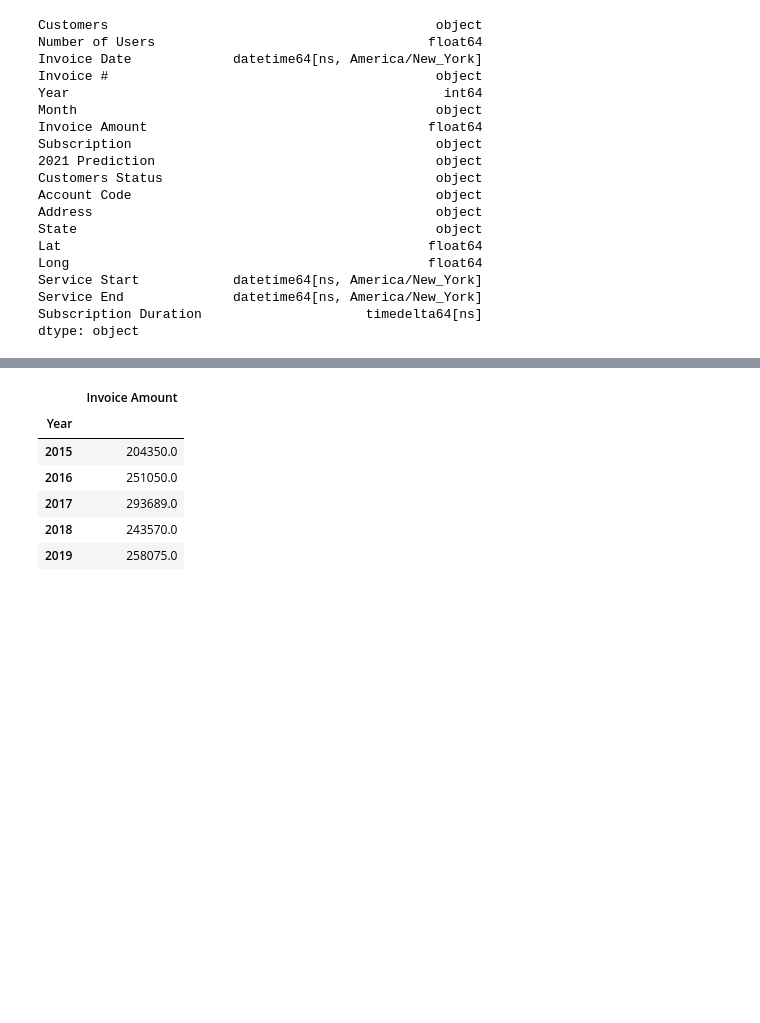
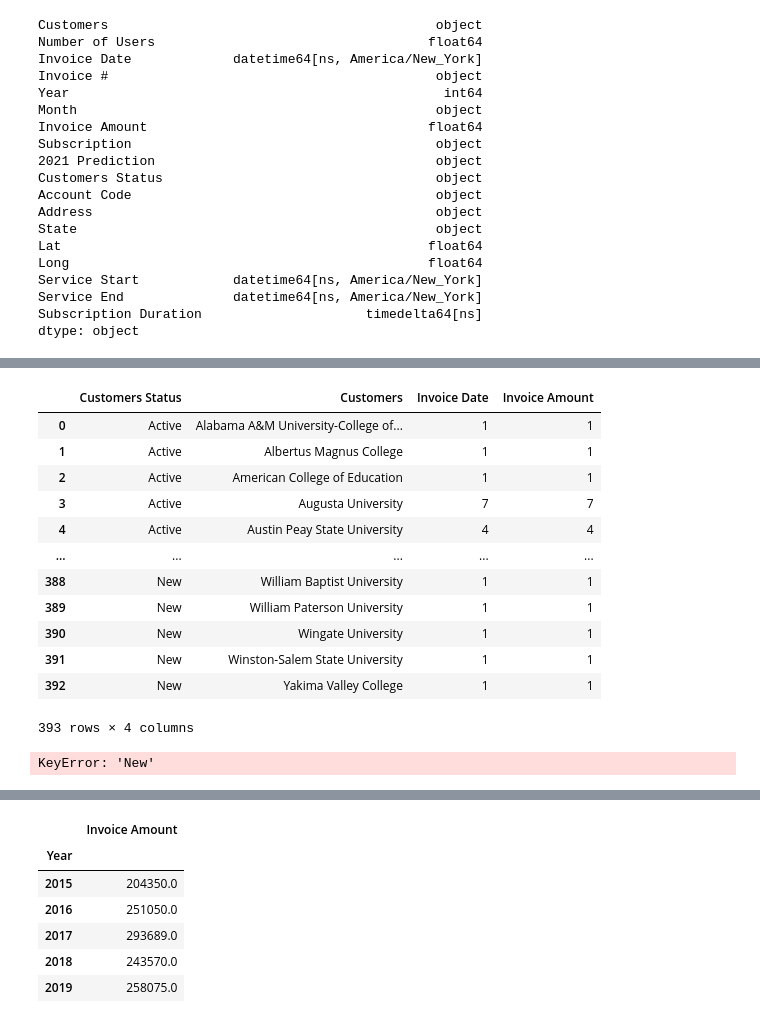
Before and after one commit to dd2-GWFinTech-Projects/Project1_ProductMarketingAnalysis, a Jupyter notebook: 02_Processing/07_Plots.ipynb, the cells around one changed output, grey strips where cells are left out. Drawn from its saved outputs; the diff is of its cells as text; code cells hidden in the pictures; blank space fills up the shorter version.

```diff
--- a/02_Processing/07_Plots.ipynb
+++ b/02_Processing/07_Plots.ipynb
@@ -181,0 +274,23 @@ past_years
+# %%
+Group_Customers_Status = new_customers.groupby(['Customers Status', 'Customers']).count()
+Group_Customers_Status = Group_Customers_Status.reset_index()
+Group_Customers_Status
+# %% [output]
+|  | Customers Status | Customers | Invoice Date | Invoice Amount |
+| 0 | Active | Alabama A&M University-College of... | 1 | 1 |
+| 1 | Active | Albertus Magnus College | 1 | 1 |
+| 2 | Active | American College of Education | 1 | 1 |
+| 3 | Active | Augusta University | 7 | 7 |
+| 4 | Active | Austin Peay State University | 4 | 4 |
+| ... | ... | ... | ... | ... |
+| 388 | New | William Baptist University | 1 | 1 |
+| 389 | New | William Paterson University | 1 | 1 |
+| 390 | New | Wingate University | 1 | 1 |
+| 391 | New | Winston-Salem State University | 1 | 1 |
+| 392 | New | Yakima Valley College | 1 | 1 |
+393 rows × 4 columns
+# %%
+New_Customers_2020 = Group_Customers_Status.loc['New']
+New_Customers_2020
+# %% [output]
+KeyError: 'New'
```
Also changed, not shown: parts of 28 cells of this notebook, 8 other files.
